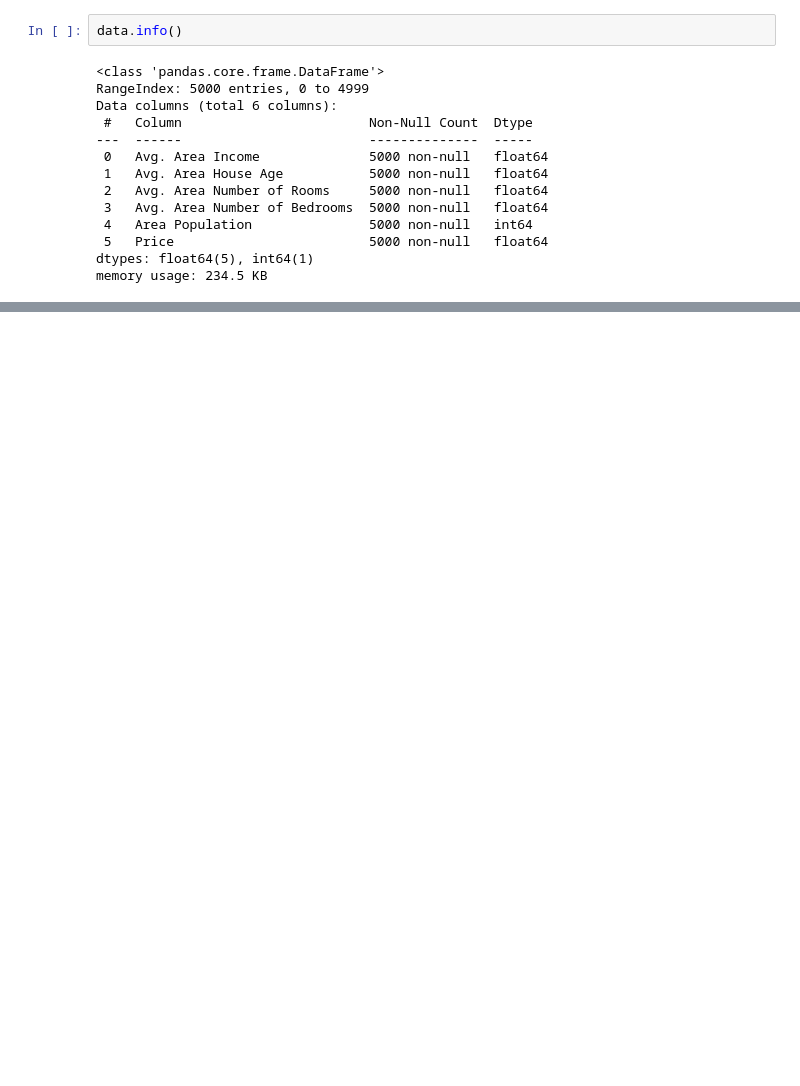
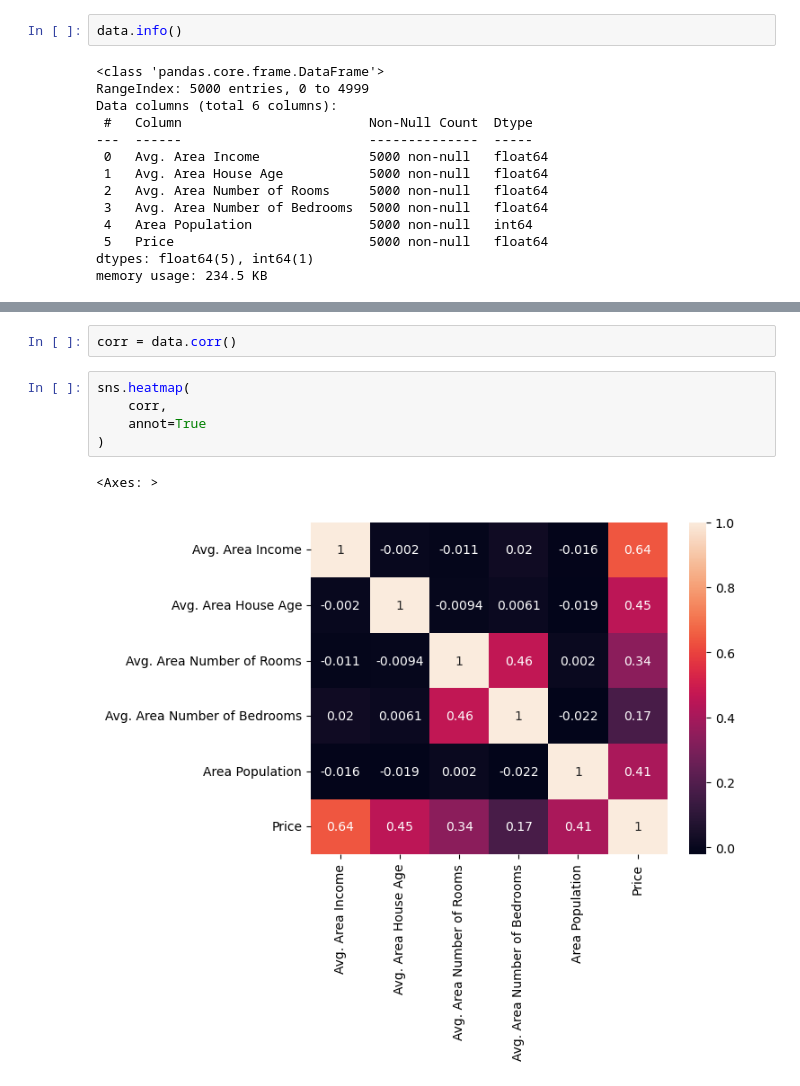
Before and after one commit to naimNB/Mechine-Learning, a Jupyter notebook: intro_linear_regression.ipynb, the cells around one changed output, grey strips where cells are left out. Saved outputs shown, nothing was run; the diff lists cells and outputs as text; blank space fills up the shorter version.

```diff
--- a/intro_linear_regression.ipynb
+++ b/intro_linear_regression.ipynb
@@ -86,0 +105,10 @@ memory usage: 234.5 KB
+# %%
+corr = data.corr()
+# %%
+sns.heatmap(
+    corr,
+    annot=True
+)
+# %% [output]
+<Axes: >
+[figure, added]
```
Also changed, not shown: parts of 3 cells of this notebook.
